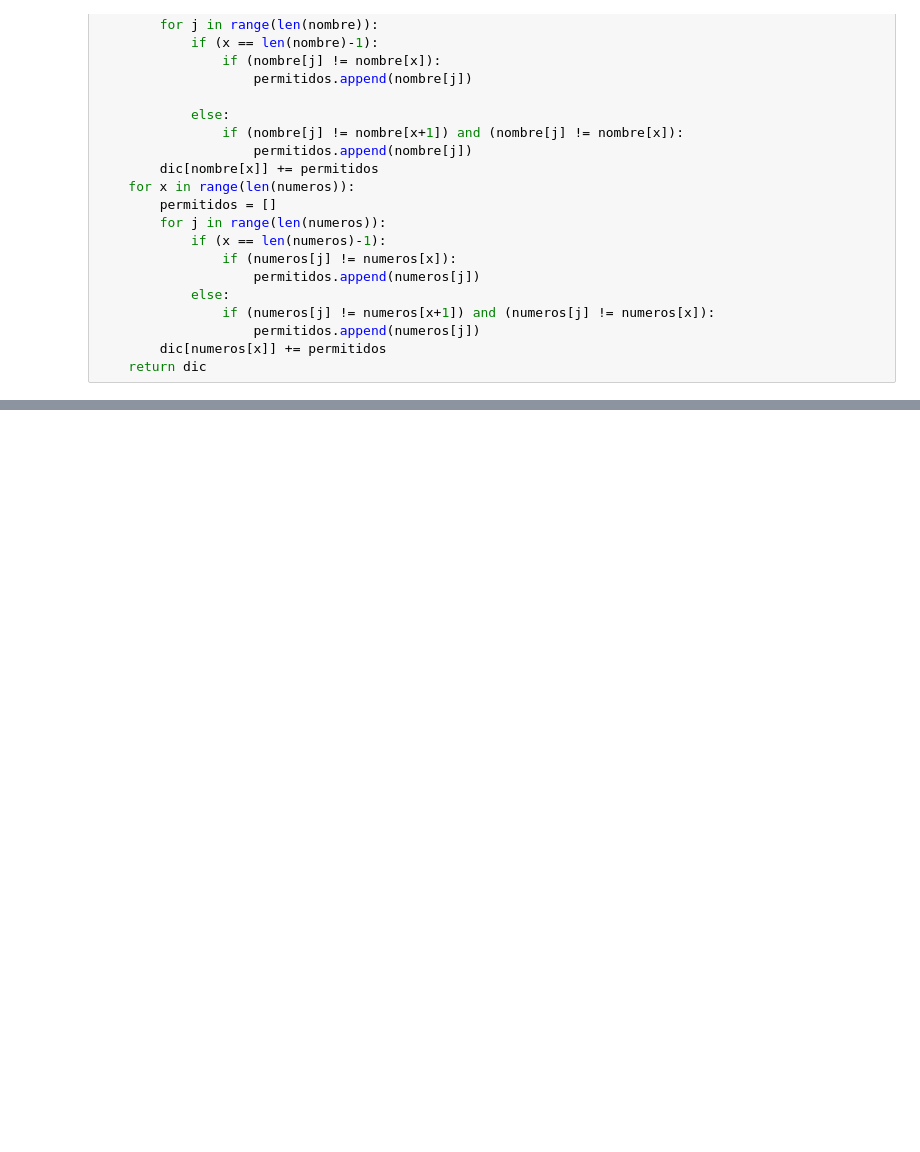
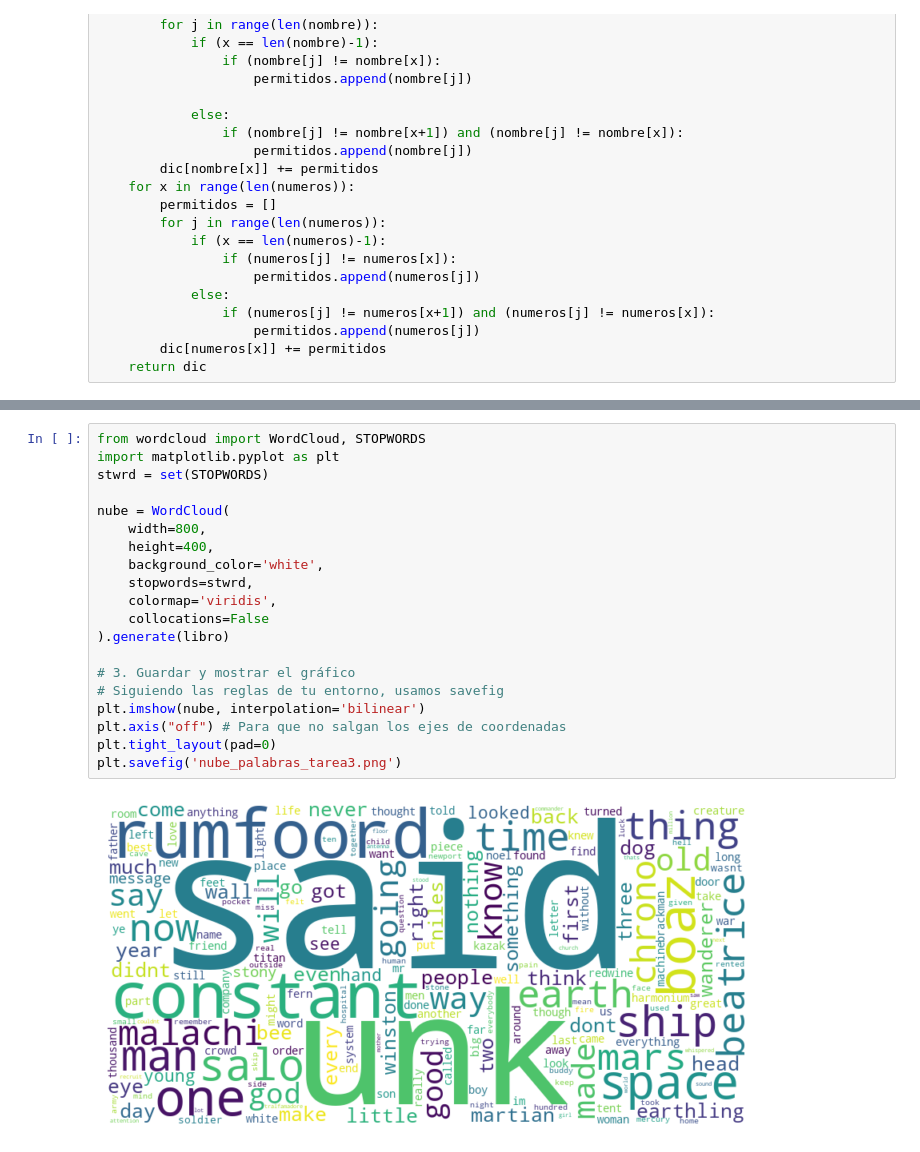
Before and after one commit to Nicowkra/BioInfoTps, a Jupyter notebook: TP0/TP0.ipynb, the cells around one changed output, grey strips where cells are left out. Cells and saved outputs as stored; diff of their text form; blank space fills up the shorter version.

```diff
--- a/TP0/TP0.ipynb
+++ b/TP0/TP0.ipynb
@@ -297,0 +331,22 @@ contraseña : e83U531i
+# %%
+from wordcloud import WordCloud, STOPWORDS
+import matplotlib.pyplot as plt
+stwrd = set(STOPWORDS)
+
+nube = WordCloud(
+    width=800,
+    height=400,
+    background_color='white',
+    stopwords=stwrd,
+    colormap='viridis',
+    collocations=False
+).generate(libro)
+
+# 3. Guardar y mostrar el gráfico
+# Siguiendo las reglas de tu entorno, usamos savefig
+plt.imshow(nube, interpolation='bilinear')
+plt.axis("off") # Para que no salgan los ejes de coordenadas
+plt.tight_layout(pad=0)
+plt.savefig('nube_palabras_tarea3.png')
+# %% [output]
+[figure, added]
```
Also changed, not shown: parts of 3 cells of this notebook, 6 other files.
